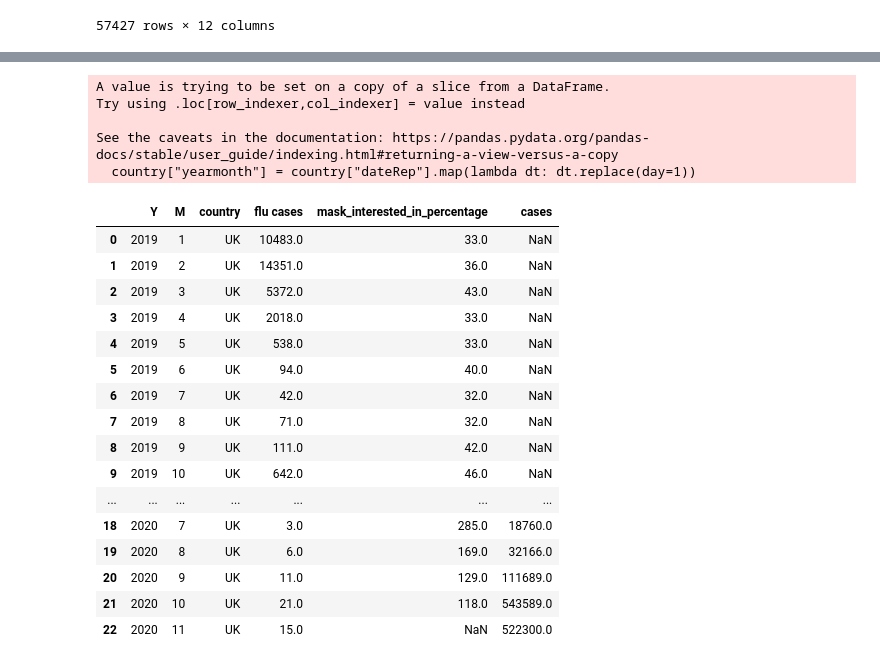
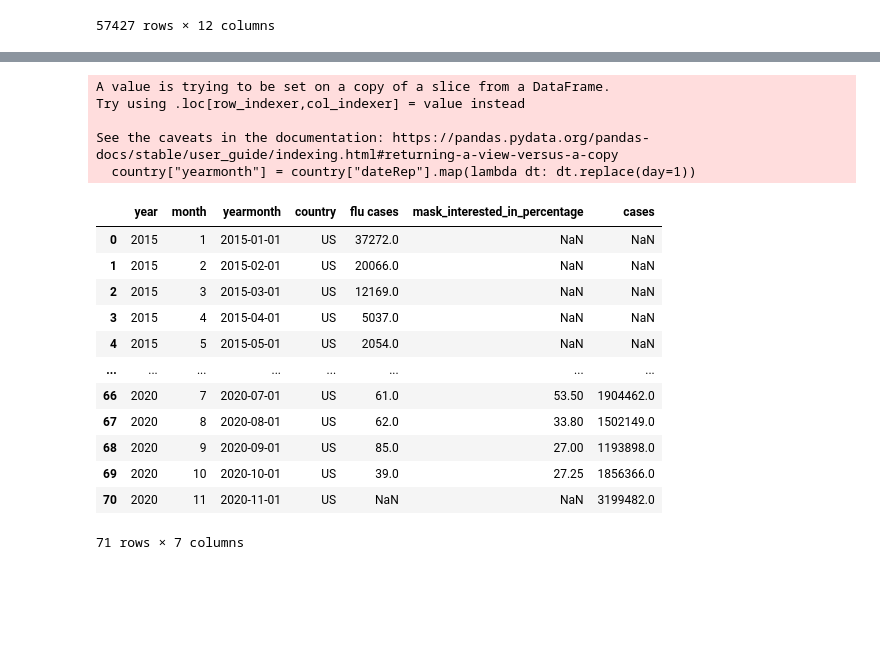
Before and after one commit to annaycc24/2020Fall_projects, a Jupyter notebook: final_pj_team05.ipynb, the cells around one changed output, grey strips where cells are left out. Cells and saved outputs as stored; diff of their text form; code cells hidden in the pictures; blank space fills up the shorter version.

```diff
--- a/final_pj_team05.ipynb
+++ b/final_pj_team05.ipynb
@@ -46,7 +46,7 @@ covid
 def get_covid_cases(country_name: str):
     if country_name == "US":
         country_name = "United_States_of_America"
-    elif country_name == "UK":
+    elif country_name == "UK" or country_name == "UK1516" or country_name == "UK1718":
         country_name = "United_Kingdom"
     country = covid.loc[covid["countriesAndTerritories"] == country_name]
     # country_new = country.groupby(["year", "month"]).sum()["cases"]
@@ -66,22 +66,27 @@ def get_total_flu_case_by_month(file):
 # %%
 def get_mask_search_trend_by_month(file):
     file["yearmonth"] = pd.to_datetime(file["Date"]).map(lambda dt: dt.replace(day=1))
-    file_new = file.groupby(["yearmonth"]).sum()["mask_interested_in_percentage"]
+    file_new = file.groupby(["yearmonth"]).mean()["mask_interested_in_percentage"]
     return file_new
 # %%
 # aggregrate everything by country
 # columns: year, month, mask, flu, covid
 def aggregrate_data(flu_data, mask_data, covid_cases, country_name: str):
     merge = pd.concat([flu_data, mask_data, covid_cases], axis = 1).reset_index()
-    merge["Y"] = merge["yearmonth"].dt.year
-    merge["M"] = merge["yearmonth"].dt.month
+    merge["year"] = merge["yearmonth"].dt.year
+    merge["month"] = merge["yearmonth"].dt.month
+    if country_name == "UK1516" or country_name == "UK1718":
+        country_name == "UK"
     merge["country"] = country_name
-    merge = merge[["Y", "M", "country", "ALL_INF", "mask_interested_in_percentage", "cases"]]
+    merge = merge[["year", "month", "yearmonth", "country", "ALL_INF", "mask_interested_in_percentage", "cases"]]
     merge = merge.rename(columns = {"ALL_INF": "flu cases"})
     return merge
 # %%
 def extract_info(country: str):
     flu = "FluNetInteractiveReport_" + country + ".csv"
+
+    if country == "UK1516" or country == "UK1718":
+        country = "UK"
     mask = "multiTimeline_" + country + ".csv"
 
     fludata = load_flu_file(flu)
@@ -109,50 +161,46 @@ def plot_graph(country: str):
 # if __name__ == "__main__":
 # files
 """
 flu_china = 'FluNetInteractiveReport_China.csv'
 flu_usa = 'FluNetInteractiveReport_US.csv'
 flu_uk = 'FluNetInteractiveReport_UK.csv'
 mask_china = 'multiTimeline_China.csv'
 mask_usa = 'multiTimeline_US.csv'
 mask_uk = 'multiTimeline_UK.csv'
 """
 
 china = extract_info("China")
 us = extract_info("US")
-# uk1516 = extract_info("UK1516")
-# uk1718 = extract_info("UK1718")
+uk1516 = extract_info("UK1516")
+uk1718 = extract_info("UK1718")
 uk1920 = extract_info("UK")
 
 # load data
 # fludata_china = load_flu_file(flu_china)
 # mask_trend_china = load_mask_file(mask_china)
 # clean data
 # fludata_china_new = get_total_flu_case_by_month(fludata_china)
 # mask_trend_china_new = get_mask_search_trend_by_month(mask_trend_china)
 # covid_case = get_covid_cases("China")
 # merga all data together
 # result_data = aggregrate_data(fludata_china_new, mask_trend_china_new, covid_case, "China")
-uk1920
+us
 # %% [output]
 A value is trying to be set on a copy of a slice from a DataFrame.
 Try using .loc[row_indexer,col_indexer] = value instead
 
 See the caveats in the documentation: https://pandas.pydata.org/pandas-docs/stable/user_guide/indexing.html#returning-a-view-versus-a-copy
   country["yearmonth"] = country["dateRep"].map(lambda dt: dt.replace(day=1))
-|  | Y | M | country | flu cases | mask_interested_in_percentage | cases |
-| 0 | 2019 | 1 | UK | 10483.0 | 33.0 | NaN |
-| 1 | 2019 | 2 | UK | 14351.0 | 36.0 | NaN |
-| 2 | 2019 | 3 | UK | 5372.0 | 43.0 | NaN |
-| 3 | 2019 | 4 | UK | 2018.0 | 33.0 | NaN |
-| 4 | 2019 | 5 | UK | 538.0 | 33.0 | NaN |
-| 5 | 2019 | 6 | UK | 94.0 | 40.0 | NaN |
-| 6 | 2019 | 7 | UK | 42.0 | 32.0 | NaN |
-| 7 | 2019 | 8 | UK | 71.0 | 32.0 | NaN |
-| 8 | 2019 | 9 | UK | 111.0 | 42.0 | NaN |
-| 9 | 2019 | 10 | UK | 642.0 | 46.0 | NaN |
-| ... | ... | ... | ... | ... | ... | ... |
-| 18 | 2020 | 7 | UK | 3.0 | 285.0 | 18760.0 |
-| 19 | 2020 | 8 | UK | 6.0 | 169.0 | 32166.0 |
-| 20 | 2020 | 9 | UK | 11.0 | 129.0 | 111689.0 |
-| 21 | 2020 | 10 | UK | 21.0 | 118.0 | 543589.0 |
-| 22 | 2020 | 11 | UK | 15.0 | NaN | 522300.0 |
+|  | year | month | yearmonth | country | flu cases | mask_interested_in_percentage | cases |
+| 0 | 2015 | 1 | 2015-01-01 | US | 37272.0 | NaN | NaN |
+| 1 | 2015 | 2 | 2015-02-01 | US | 20066.0 | NaN | NaN |
+| 2 | 2015 | 3 | 2015-03-01 | US | 12169.0 | NaN | NaN |
+| 3 | 2015 | 4 | 2015-04-01 | US | 5037.0 | NaN | NaN |
+| 4 | 2015 | 5 | 2015-05-01 | US | 2054.0 | NaN | NaN |
+| ... | ... | ... | ... | ... | ... | ... | ... |
+| 66 | 2020 | 7 | 2020-07-01 | US | 61.0 | 53.50 | 1904462.0 |
+| 67 | 2020 | 8 | 2020-08-01 | US | 62.0 | 33.80 | 1502149.0 |
+| 68 | 2020 | 9 | 2020-09-01 | US | 85.0 | 27.00 | 1193898.0 |
+| 69 | 2020 | 10 | 2020-10-01 | US | 39.0 | 27.25 | 1856366.0 |
+| 70 | 2020 | 11 | 2020-11-01 | US | NaN | NaN | 3199482.0 |
+71 rows × 7 columns
```
Also changed, not shown: parts of 12 cells of this notebook.
